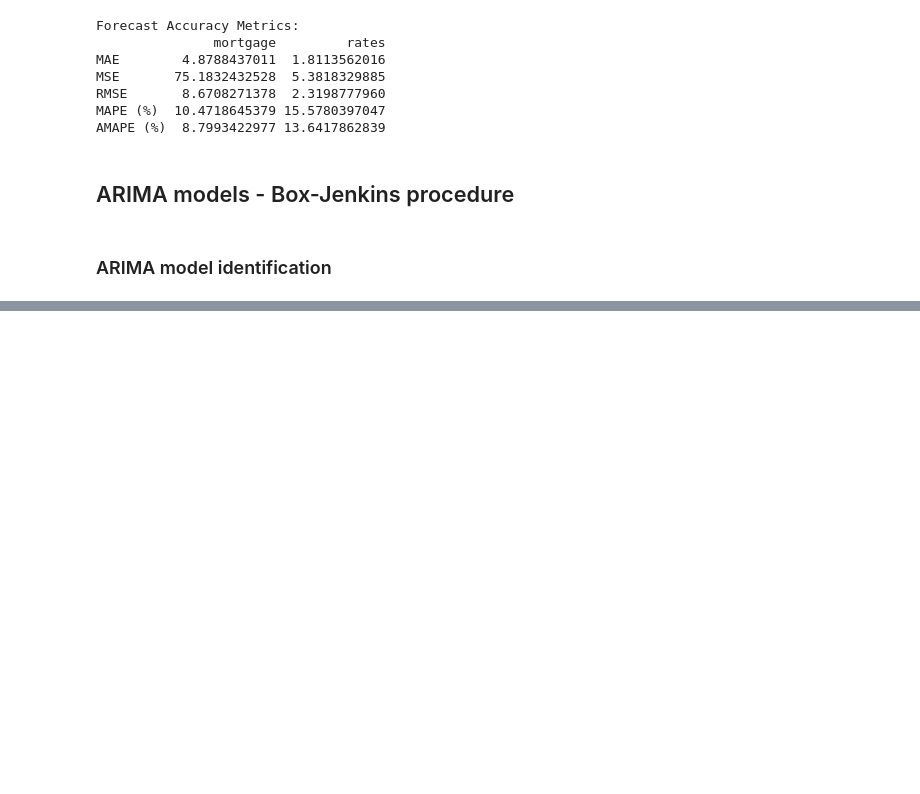
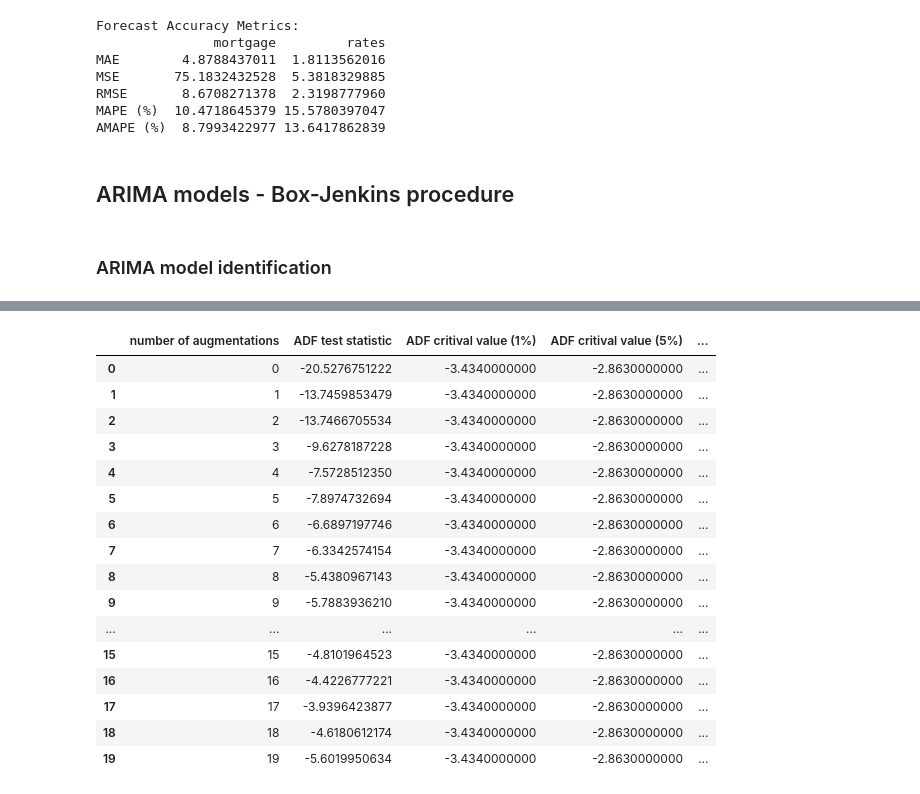
Before and after one commit to asmisiak/TSA_project, a Jupyter notebook: TSA_project.ipynb, the cells around one changed output, grey strips where cells are left out. Cells and saved outputs as stored; diff of their text form; code cells hidden in the pictures; blank space fills up the shorter version.

```diff
--- a/TSA_project.ipynb
+++ b/TSA_project.ipynb
@@ -829,0 +845,20 @@ AMAPE (%)  8.7993422977 13.6417862839
+# %%
+adf_test(data['d_mortgage_world'], max_aug=20)
+# %% [output]
+|  | number of augmentations | ADF test statistic | ADF critival value (1%) | ADF critival value (5%) | ... |
+| 0 | 0 | -20.5276751222 | -3.4340000000 | -2.8630000000 | ... |
+| 1 | 1 | -13.7459853479 | -3.4340000000 | -2.8630000000 | ... |
+| 2 | 2 | -13.7466705534 | -3.4340000000 | -2.8630000000 | ... |
+| 3 | 3 | -9.6278187228 | -3.4340000000 | -2.8630000000 | ... |
+| 4 | 4 | -7.5728512350 | -3.4340000000 | -2.8630000000 | ... |
+| 5 | 5 | -7.8974732694 | -3.4340000000 | -2.8630000000 | ... |
+| 6 | 6 | -6.6897197746 | -3.4340000000 | -2.8630000000 | ... |
+| 7 | 7 | -6.3342574154 | -3.4340000000 | -2.8630000000 | ... |
+| 8 | 8 | -5.4380967143 | -3.4340000000 | -2.8630000000 | ... |
+| 9 | 9 | -5.7883936210 | -3.4340000000 | -2.8630000000 | ... |
+| ... | ... | ... | ... | ... | ... |
+| 15 | 15 | -4.8101964523 | -3.4340000000 | -2.8630000000 | ... |
+| 16 | 16 | -4.4226777221 | -3.4340000000 | -2.8630000000 | ... |
+| 17 | 17 | -3.9396423877 | -3.4340000000 | -2.8630000000 | ... |
+| 18 | 18 | -4.6180612174 | -3.4340000000 | -2.8630000000 | ... |
+| 19 | 19 | -5.6019950634 | -3.4340000000 | -2.8630000000 | ... |
```
Also changed, not shown: parts of 7 cells of this notebook.
